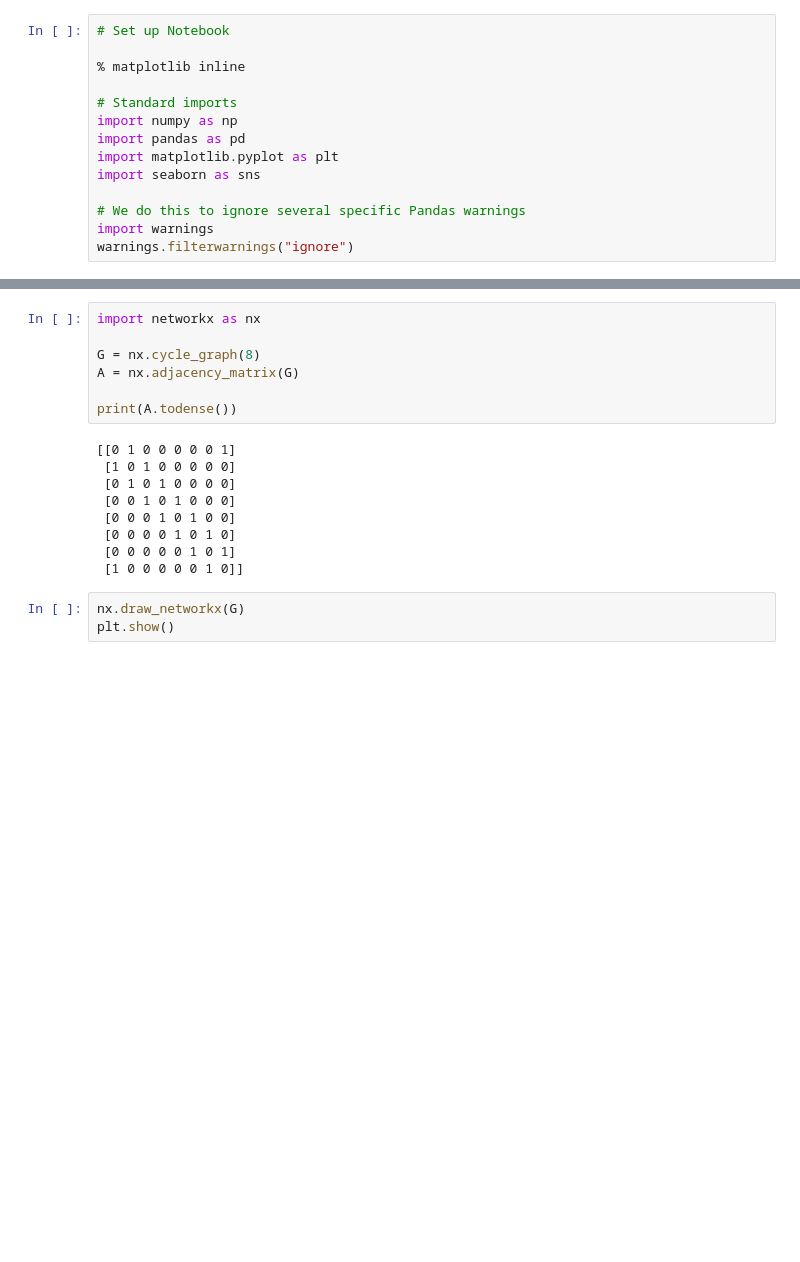
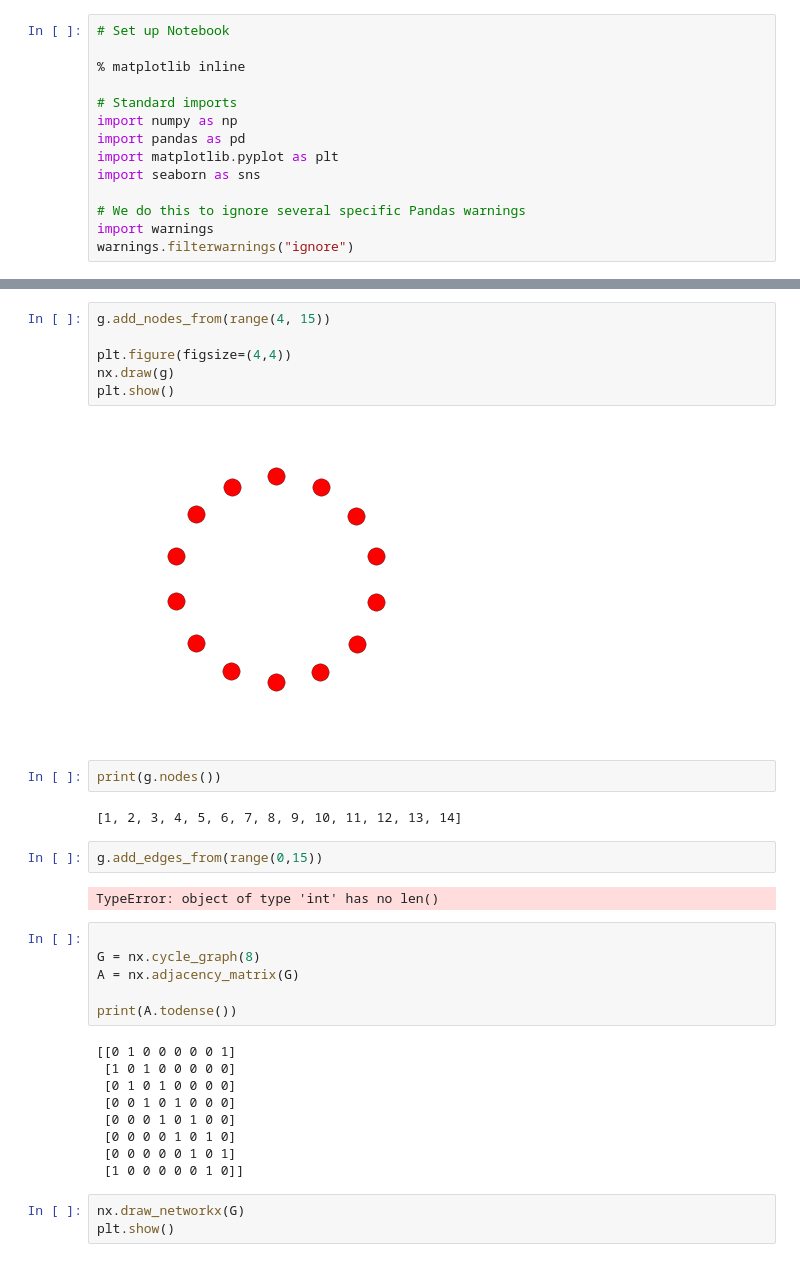
Before and after one commit to lcdm-uiuc/info490-sp16, a Jupyter notebook: Week10/notebooks/intro2na-gc.ipynb, the cells around one changed output, grey strips where cells are left out. Saved outputs shown, nothing was run; the diff lists cells and outputs as text; blank space fills up the shorter version.

```diff
--- a/Week10/notebooks/intro2na-gc.ipynb
+++ b/Week10/notebooks/intro2na-gc.ipynb
@@ -45,5 +64,20 @@ warnings.filterwarnings("ignore")
+# %%
+g.add_nodes_from(range(4, 15))
+
+plt.figure(figsize=(4,4))
+nx.draw(g)
+plt.show()
+# %% [output]
+[figure, added]
+# %%
+print(g.nodes())
+# %% [output]
+[1, 2, 3, 4, 5, 6, 7, 8, 9, 10, 11, 12, 13, 14]
+# %%
+g.add_edges_from(range(0,15))
+# %% [output]
+TypeError: object of type 'int' has no len()
 # %%
-import networkx as nx
 
 G = nx.cycle_graph(8)
 A = nx.adjacency_matrix(G)
```
Also changed, not shown: parts of 3 cells of this notebook, 8 other files.
